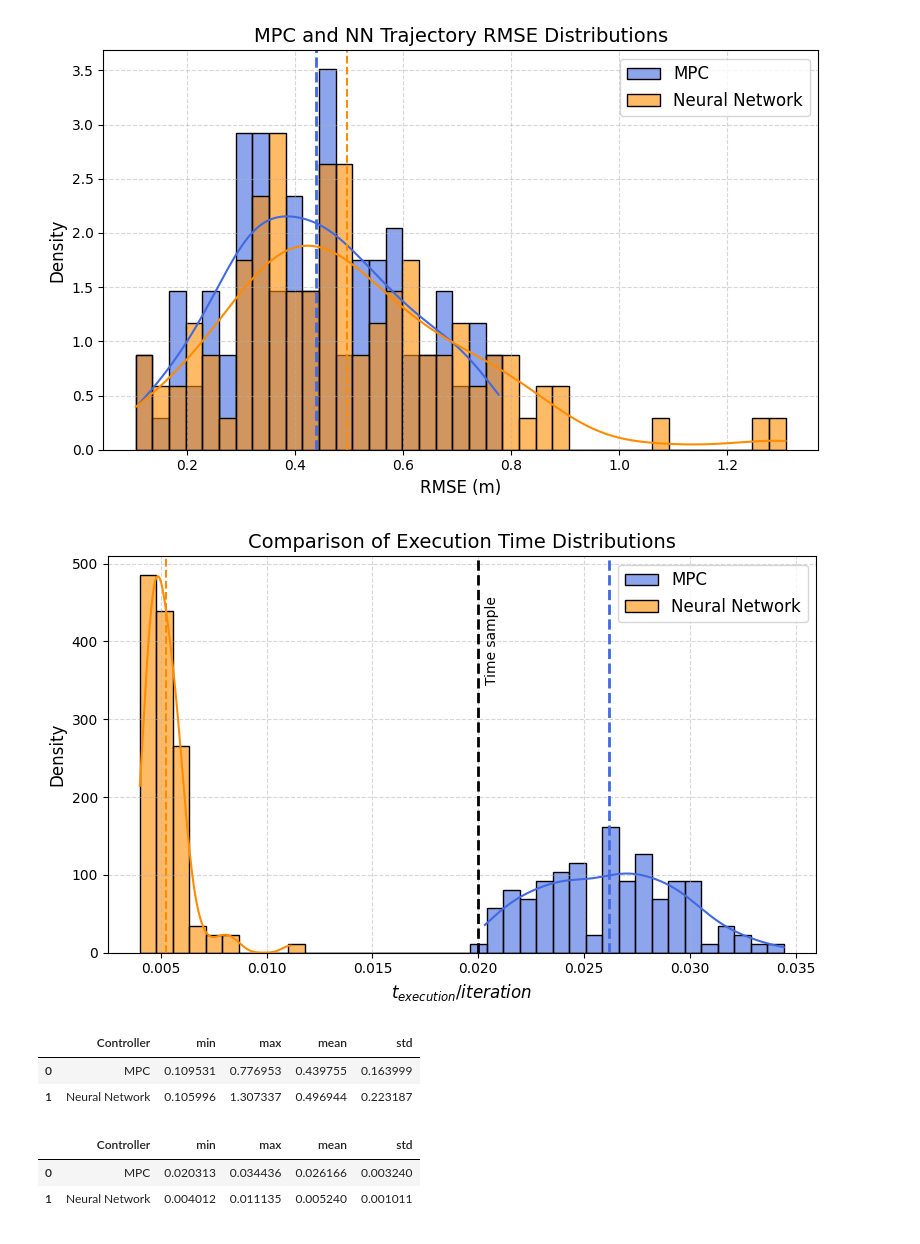
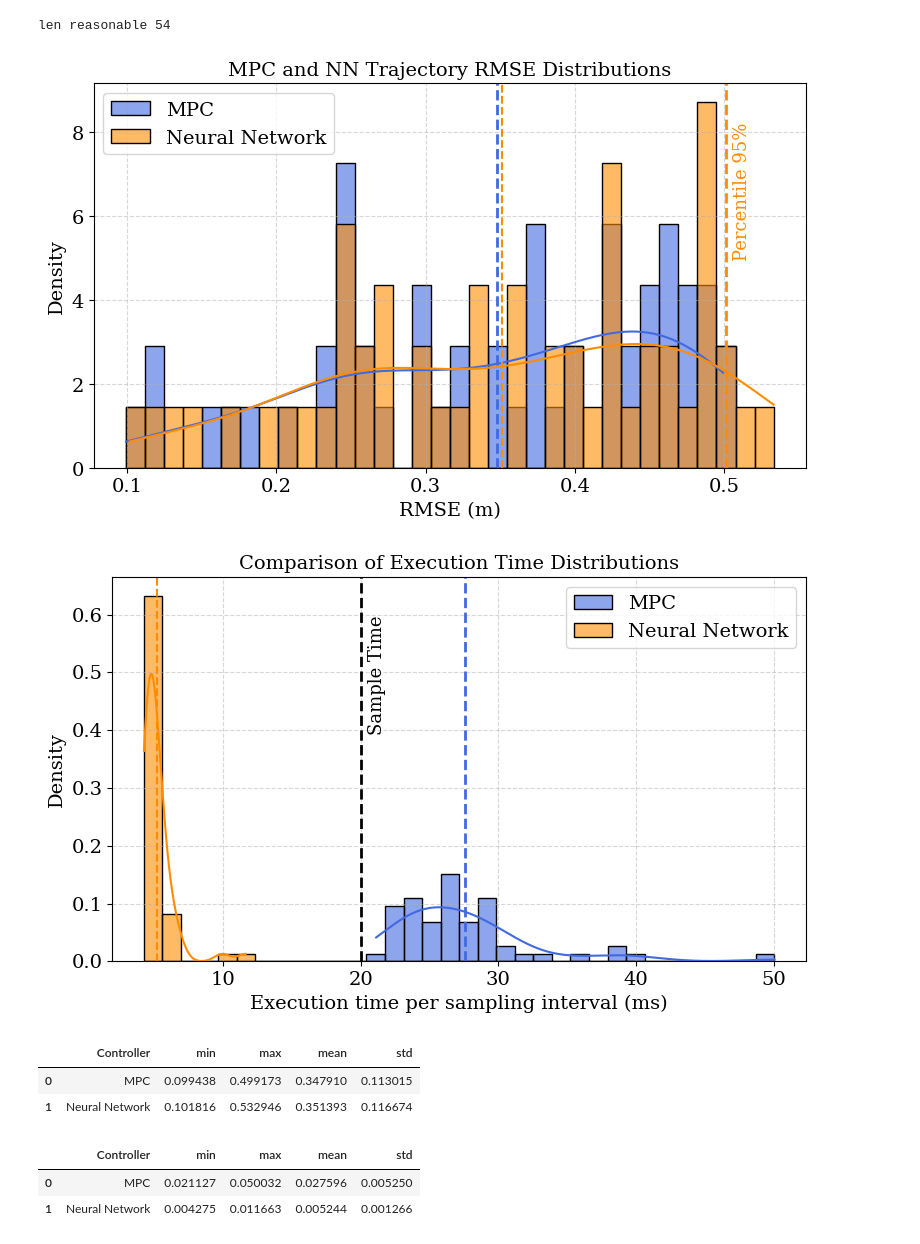
Before and after one commit to mtlira/msc_ita_models, a Jupyter notebook: 6dof_quadrotor/figures-tables/plotter.ipynb, the cells around one changed output. Cells and saved outputs as stored; diff of their text form; code cells hidden in the pictures.

```diff
--- a/6dof_quadrotor/figures-tables/plotter.ipynb
+++ b/6dof_quadrotor/figures-tables/plotter.ipynb
@@ -8,35 +8,39 @@ import matplotlib.pyplot as plt
 
 analyzer = plots.DataAnalyser()
 # %%
-path = '../../training_results/reasonable_trajectories_v1/dataset_metadata.csv'
-df_reasonable = pd.read_csv(path, sep=',')
+plt.rcParams.update({'font.family': 'serif'})
+plt.rcParams.update({'font.size': 14})
+path = '../../training_results/25-05-27-optunav2-reasonable-trj/dataset_metadata.csv'
+df_total = pd.read_csv(path, sep=',')
 
 # Filters - reasonable trajectories
-df_reasonable = df_reasonable[(df_reasonable['mpc_success'] == True) & (df_reasonable['mpc_RMSe'] <= 0.8 ) & (df_reasonable['nn_success'] == True)]
+df_reasonable = df_total[(df_total['mpc_success'] == True) & (df_total['mpc_RMSe'] <= 0.5 ) & (df_total['nn_success'] == True)]
+print('len reasonable', len(df_reasonable))
 
-analyzer.plot_histogram(df_reasonable, 'mpc_RMSe', 'nn_RMSe', 'RMSE (m)','MPC and NN Trajectory RMSE Distributions', ['MPC', 'Neural Network'])
+analyzer.plot_histogram(df_reasonable, 'mpc_RMSe', 'nn_RMSe', 'RMSE (m)','MPC and NN Trajectory RMSE Distributions', ['MPC', 'Neural Network'], save_name='trajectory_rmse.pdf', percentile_2=0.95)
 #c.plot_histogram('training_results\Training dataset v0 - octorotor/', 'mpc_execution_time (s)', 'nn_execution_time', '$t_{execution}/t_{simulation}$', 'Comparison of Execution Time Distributions', ['MPC', 'Neural Network'], normalization_column='simulation_time (s)')
 # %% [output]
+len reasonable 54
-[figure, old version]
+[figure, new version]
 # %%
-analyzer.plot_histogram(df_reasonable, 'mpc_execution_time (s)', 'nn_execution_time (s)', '$t_{execution}/iteration$', 'Comparison of Execution Time Distributions', ['MPC', 'Neural Network'], normalization_column='num_iterations')
+analyzer.plot_histogram(df_reasonable, 'mpc_execution_time (s)', 'nn_execution_time (s)', 'Execution time per sampling interval (ms)', 'Comparison of Execution Time Distributions', ['MPC', 'Neural Network'], normalization_column='num_iterations', save_name='exec_time_hist.pdf', gain=1000)
 #c.plot_histogram('training_results\Training dataset v0 - octorotor/', 'mpc_execution_time (s)', 'nn_execution_time', 'CPU Use Percentage', 'Comparison of CPU Use Percentage', ['MPC', 'Neural Network'], normalization_column=['time_sample (s)', 'num_iterations'])
 # %% [output]
-[figure, old version]
+[figure, new version]
 # %%
 stats_rmse = analyzer.stats_simulations(df_reasonable, 'mpc_RMSe', 'nn_RMSe')
 stats_rmse
 # %% [output]
 |  | Controller | min | max | mean | std |
-| 0 | MPC | 0.109531 | 0.776953 | 0.439755 | 0.163999 |
-| 1 | Neural Network | 0.105996 | 1.307337 | 0.496944 | 0.223187 |
+| 0 | MPC | 0.099438 | 0.499173 | 0.347910 | 0.113015 |
+| 1 | Neural Network | 0.101816 | 0.532946 | 0.351393 | 0.116674 |
 # %%
 stats_execution_time = analyzer.stats_simulations(df_reasonable, 'mpc_execution_time_per_iteration', 'nn_execution_time_per_iteration')
 stats_execution_time
 # %% [output]
 |  | Controller | min | max | mean | std |
-| 0 | MPC | 0.020313 | 0.034436 | 0.026166 | 0.003240 |
-| 1 | Neural Network | 0.004012 | 0.011135 | 0.005240 | 0.001011 |
+| 0 | MPC | 0.021127 | 0.050032 | 0.027596 | 0.005250 |
+| 1 | Neural Network | 0.004275 | 0.011663 | 0.005244 | 0.001266 |
 # %%
 analyzer.plot_histogram(df_reasonable, 'mpc_max_phi (rad)', 'nn_max_phi', '$max \\phi$', 'Max Phi', ['MPC', 'Neural Network'])
 # %% [output]
```
Also changed, not shown: parts of 9 cells of this notebook, 25 other files.
